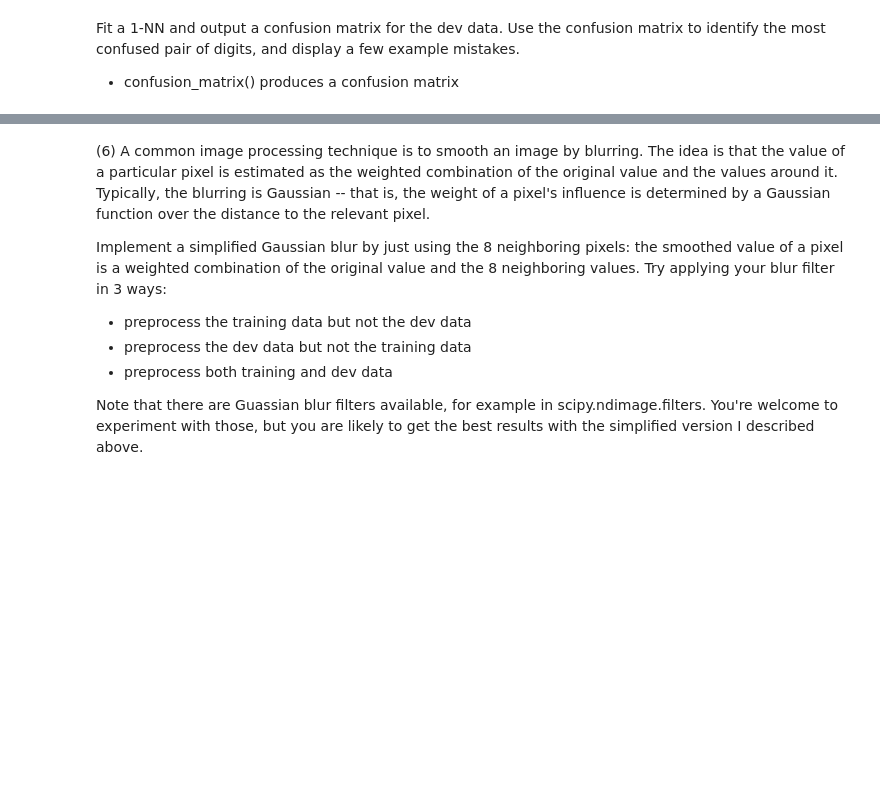
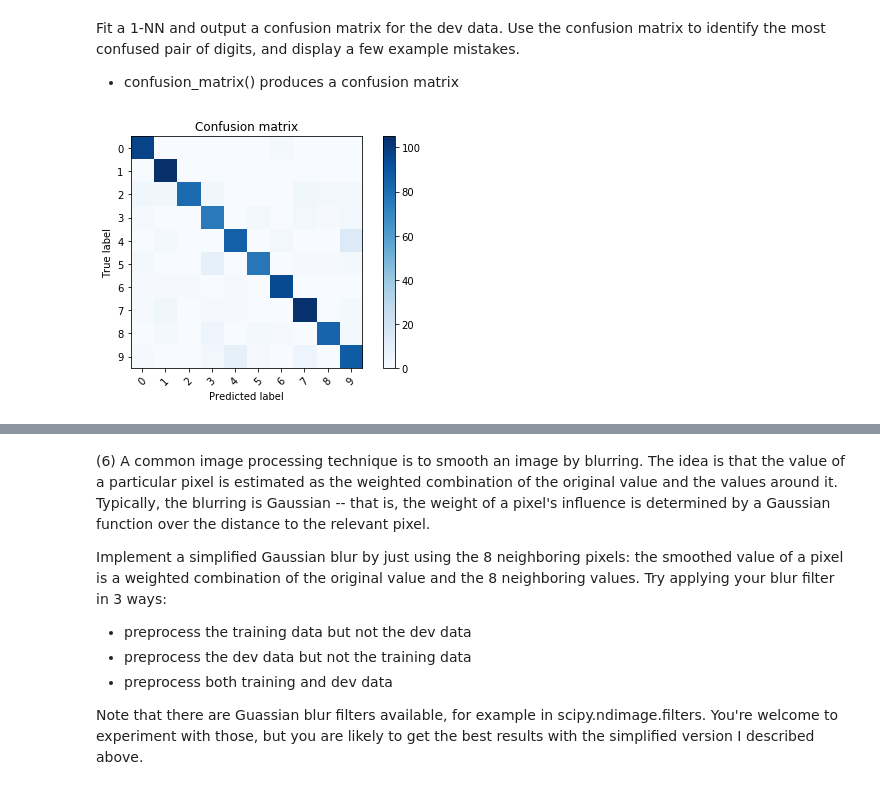
Before and after one commit to SombiriX/w207_git, a Jupyter notebook: project1/sombiri_enwemeka_p1.ipynb, the cells around one changed output, grey strips where cells are left out. Saved outputs shown, nothing was run; the diff lists cells and outputs as text; code cells hidden in the pictures; blank space fills up the shorter version.

```diff
--- a/project1/sombiri_enwemeka_p1.ipynb
+++ b/project1/sombiri_enwemeka_p1.ipynb
@@ -289,0 +281,97 @@ Fit a 1-NN and output a confusion matrix for the dev data. Use the confusion mat
+# %%
+
+def plot_confusion_matrix(cm, classes,
+                          normalize=False,
+                          title='Confusion matrix',
+                          cmap=plt.cm.Blues):
+    """
+    This function prints and plots the confusion matrix.
+    Normalization can be applied by setting `normalize=True`.
+    Modified from: http://scikit-learn.org/stable/auto_examples/
+    model_selection/plot_confusion_matrix.html
+    """
+    if normalize:
+        cm = cm.astype('float') / cm.sum(axis=1)[:, np.newaxis]
+
+    plt.imshow(cm, interpolation='nearest', cmap=cmap)
+    plt.title(title)
+    plt.colorbar()
+    tick_marks = np.arange(len(classes))
+    plt.xticks(tick_marks, classes, rotation=45)
+    plt.yticks(tick_marks, classes)
+
+    fmt = '.2f' if normalize else 'd'
+    thresh = cm.max() / 2.
+
+    plt.tight_layout()
+    plt.ylabel('True label')
+    plt.xlabel('Predicted label')
+
+def P5():
+
+### STUDENT START ###
+    k = 1
+    # Train 1-NN model
+    clf = KNeighborsClassifier(k)
+    clf.fit(mini_train_data, mini_train_labels)
+
+    # Predict and generate confusion matrix
+    predictions = clf.predict(dev_data)
+    cm = confusion_matrix(dev_labels, predictions)
+
+    # Plot a fancy confusion matrix, also convert labels to ints from floats
+    plt.figure()
+    plot_confusion_matrix(cm, classes=[int(i) for i in set(train_labels)],
+                          title='Confusion matrix')
+    plt.show()
+
+    # The confusion matrix shows that the most commonly confused digits are
+    # 4 and 9 followed by 3 and 5.
+    # Find and plot the confused digits
+    # Use pandas dataframe to identify confused digit pairs
+    conf_df = pd.DataFrame(
+        zip(dev_labels, predictions),
+        columns=['dev_labels', 'predictions'])
+    confused_49 = conf_df[
+        ((conf_df["dev_labels"] == 4.0) & (conf_df["predictions"] == 9.0))
+        | ((conf_df["dev_labels"] == 9.0) & (conf_df["predictions"] == 4.0))]
+    confused_35 = conf_df[
+        ((conf_df["dev_labels"] == 3.0) & (conf_df["predictions"] == 5.0))
+        | ((conf_df["dev_labels"] == 5.0) & (conf_df["predictions"] == 3.0))]
+
+    # Collect image data for confused digit pairs
+    data_49 = dev_data[confused_49.index.values]
+    data_35 = dev_data[confused_35.index.values]
+
+    # Make sure to only attempt to plot data that exists
+    len_49 = 10
+    len_35 = 10
+    if len(data_49) < 10:
+        len_49 = len(data_49)
+    if len(data_35) < 10:
+        len_35 = len(data_35)
+
+    # Plot the confused digits
+    # Plot 4's confused with 9's
+    print "Confused digits"
+    f, axarr = plt.subplots(1, len_49)
+    for x in range(len_49):
+        pixels = data_49[x]
+        pixels = pixels.reshape((28, 28))
+        axarr[x].imshow(pixels, cmap='gray_r')
+        axarr[x].axis('off')
+
+    # Plot 3's confused with 5's
+    f, axarr = plt.subplots(1, len_35)
+    for x in range(len_35):
+        pixels = data_35[x]
+        pixels = pixels.reshape((28, 28))
+        axarr[x].imshow(pixels, cmap='gray_r')
+        axarr[x].axis('off')
+    plt.show()
+
+### STUDENT END ###
+
+P5()
+# %% [output]
+[figure, added]
```
Also changed, not shown: parts of 2 cells of this notebook.
